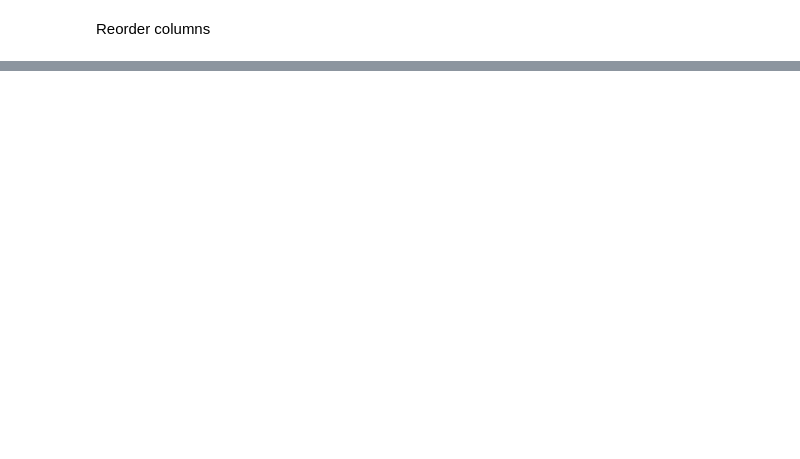
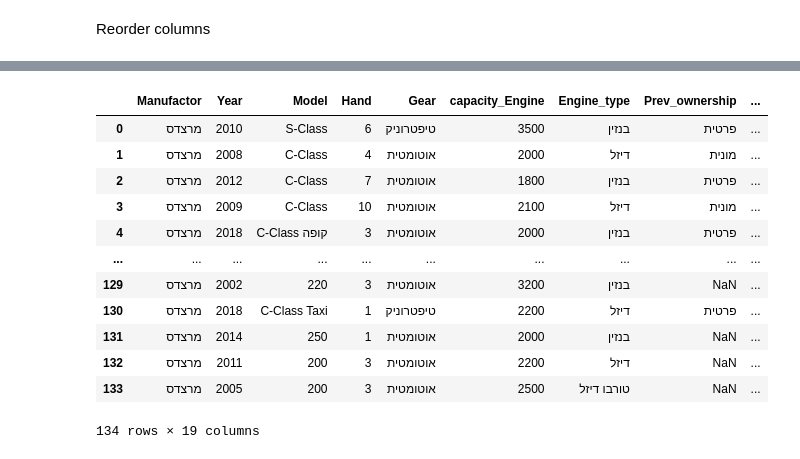
Before and after one commit to ShlomoKleinman/Mercedes-Project, a Jupyter notebook: Scraping Mercedes cars.ipynb, the cells around one changed output, grey strips where cells are left out. Saved outputs shown, nothing was run; the diff lists cells and outputs as text; code cells hidden in the pictures; blank space fills up the shorter version.

```diff
--- a/Scraping Mercedes cars.ipynb
+++ b/Scraping Mercedes cars.ipynb
@@ -561,3 +547,51 @@ Merc_df
 | 132 | מרצדס | 2011 | 200 | 3 | אוטומטית | 2,200 | דיזל | NaN | ... |
 | 133 | מרצדס | 2005 | 200 | 3 | אוטומטית | 2,500 | טורבו דיזל | NaN | ... |
 134 rows × 19 columns
+# %%
+#getting off from commas and shekel sign in Price column
+Merc_df['Price'] = Merc_df['Price'].str.replace(',', '')
+Merc_df['Price'] = Merc_df['Price'].str.replace('₪', '')
+# %%
+#getting off from commas sign in capacity_Engine column
+Merc_df['capacity_Engine'] = Merc_df['capacity_Engine'].str.replace(',', '')
+# %%
+#getting off from commas sign in Km column
+Merc_df['Km'] = Merc_df['Km'].str.replace(',', '')
+# %%
+#In order to transofrm type with nulls with must use "Int32" type otherwise we will have errors
+
+Merc_df['Manufactor'] = Merc_df['Manufactor'].astype(str)
+Merc_df['Year'] = Merc_df['Year'].astype('Int32')
+Merc_df['Model'] = Merc_df['Model'].astype(str)
+Merc_df['Hand'] = Merc_df['Hand'].astype('Int32')
+Merc_df['Gear'] = Merc_df['Gear'].astype('category')
+Merc_df['capacity_Engine'] = Merc_df['capacity_Engine'].astype('Int32')
+Merc_df['Engine_type'] = Merc_df['Engine_type'].astype('category')
+Merc_df['Prev_ownership'] = Merc_df['Prev_ownership'].astype('category')
+Merc_df['Curr_ownership'] = Merc_df['Curr_ownership'].astype('category')
+Merc_df['Area'] = Merc_df['Area'].astype(str)
+Merc_df['City'] = Merc_df['City'].astype(str)
+Merc_df['Price'] = Merc_df['Price'].astype(float)
+Merc_df['Pic_num'] = Merc_df['Pic_num'].astype('Int32')
+Merc_df['Cre_date'] = pd.to_datetime(Merc_df['Cre_date'], format='%d/%m/%Y') #must use this specific date format
+Merc_df['Repub_date'] = pd.to_datetime(Merc_df['Repub_date'], format='%d/%m/%Y') #must use this specific date format
+Merc_df['Description'] = Merc_df['Description'].astype(str)
+Merc_df['Color'] = Merc_df['Color'].astype(str)
+Merc_df['Km'] = Merc_df['Km'].astype('Int32')
+Merc_df['Test'] = pd.to_datetime(Merc_df['Test'], format='%m/%Y') #must use this specific date format
+# %%
+Merc_df
+# %% [output]
+|  | Manufactor | Year | Model | Hand | Gear | capacity_Engine | Engine_type | Prev_ownership | ... |
+| 0 | מרצדס | 2010 | S-Class | 6 | טיפטרוניק | 3500 | בנזין | פרטית | ... |
+| 1 | מרצדס | 2008 | C-Class | 4 | אוטומטית | 2000 | דיזל | מונית | ... |
+| 2 | מרצדס | 2012 | C-Class | 7 | אוטומטית | 1800 | בנזין | פרטית | ... |
+| 3 | מרצדס | 2009 | C-Class | 10 | אוטומטית | 2100 | דיזל | מונית | ... |
+| 4 | מרצדס | 2018 | C-Class קופה | 3 | אוטומטית | 2000 | בנזין | פרטית | ... |
+| ... | ... | ... | ... | ... | ... | ... | ... | ... | ... |
+| 129 | מרצדס | 2002 | 220 | 3 | אוטומטית | 3200 | בנזין | NaN | ... |
+| 130 | מרצדס | 2018 | C-Class Taxi | 1 | טיפטרוניק | 2200 | דיזל | פרטית | ... |
+| 131 | מרצדס | 2014 | 250 | 1 | אוטומטית | 2000 | בנזין | NaN | ... |
+| 132 | מרצדס | 2011 | 200 | 3 | אוטומטית | 2200 | דיזל | NaN | ... |
+| 133 | מרצדס | 2005 | 200 | 3 | אוטומטית | 2500 | טורבו דיזל | NaN | ... |
+134 rows × 19 columns
```
Also changed, not shown: parts of 10 cells of this notebook.
